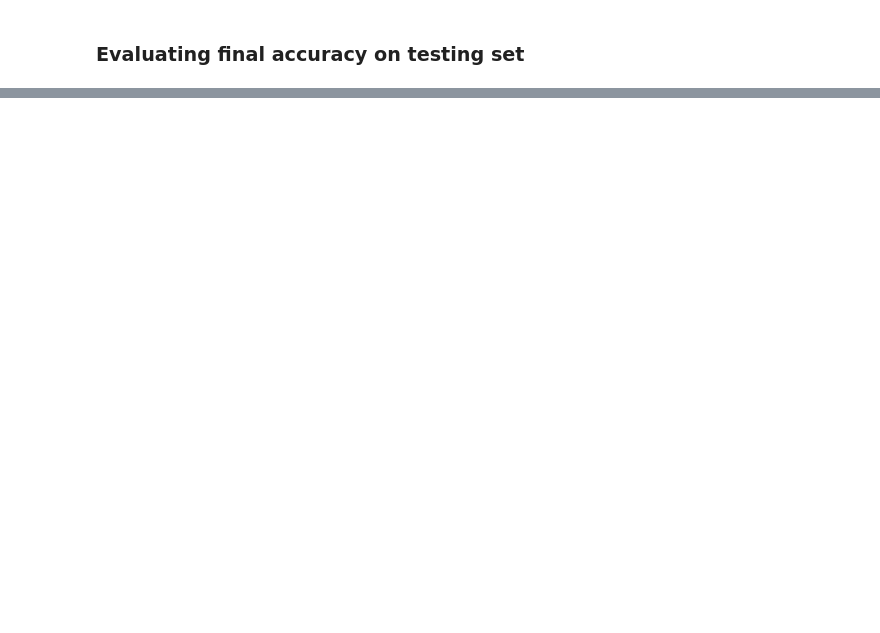
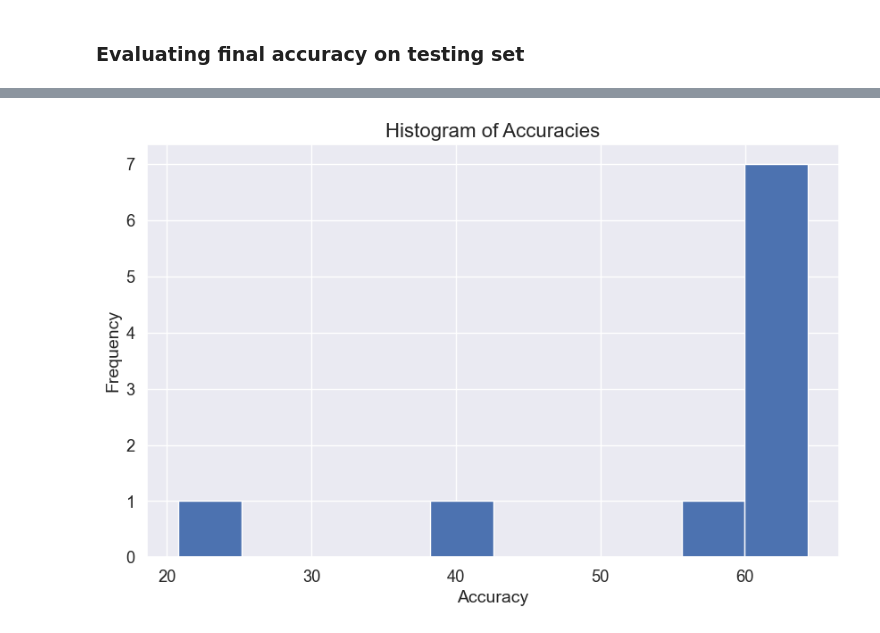
Before and after one commit to dami2106/Natural-Language-Processing, a Jupyter notebook: Lab_2/test.ipynb, the cells around one changed output, grey strips where cells are left out. Drawn from its saved outputs; the diff is of its cells as text; code cells hidden in the pictures; blank space fills up the shorter version.

```diff
--- a/Lab_2/test.ipynb
+++ b/Lab_2/test.ipynb
@@ -158,0 +201,10 @@ Accuracy for delta on testing set is 64.75583864118896
+# %%
+# Plot histogram of accuracies against deltas
+plt.figure(figsize=(10, 6))
+plt.hist(accuracies, bins=10)
+plt.xlabel('Accuracy', fontsize=14)
+plt.ylabel('Frequency', fontsize=14)
+plt.title('Histogram of Accuracies', fontsize=16)
+plt.savefig('histogram_of_accuracies.png', dpi=300)
+# %% [output]
+[figure, added]
```
Also changed, not shown: parts of 9 cells of this notebook, 5 other files.
